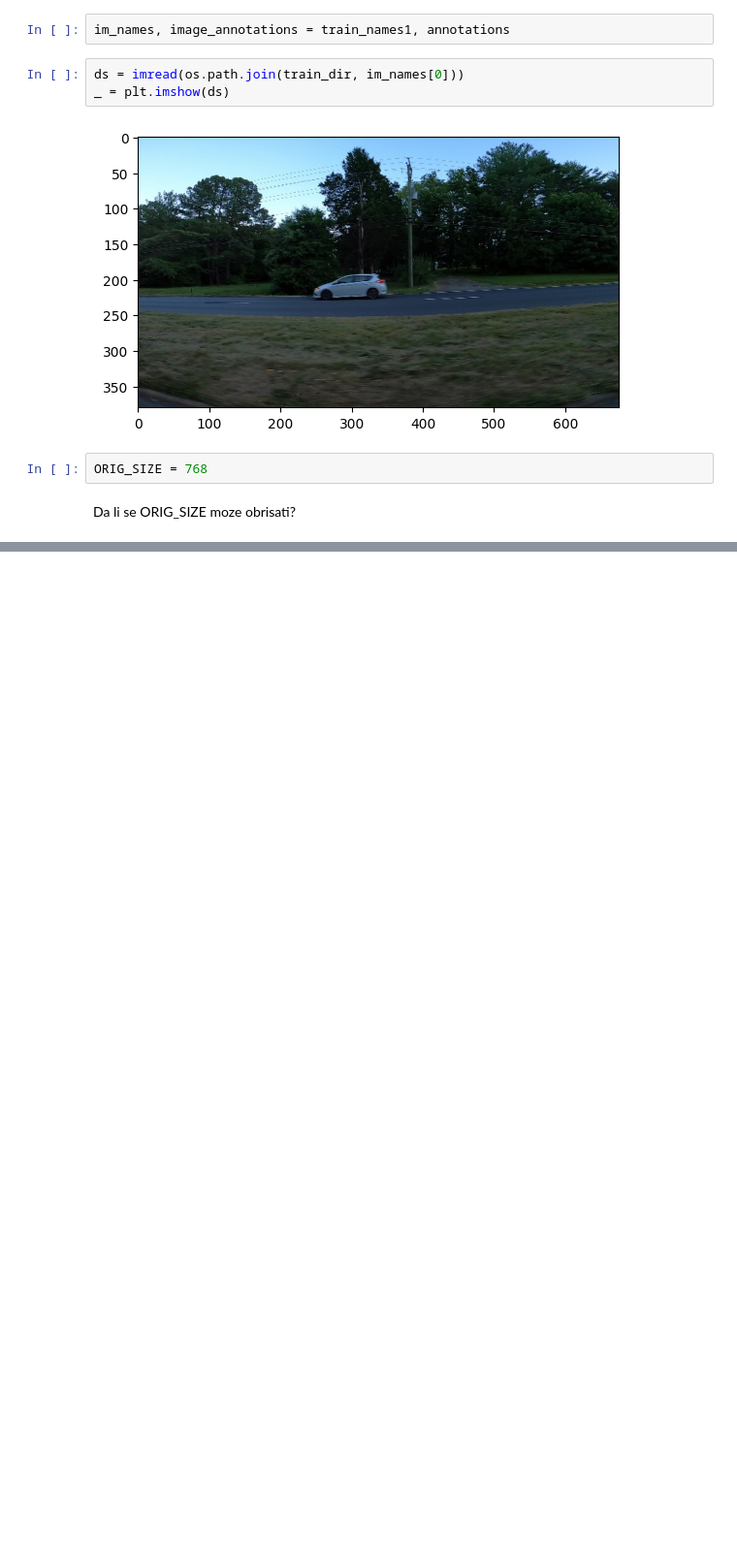
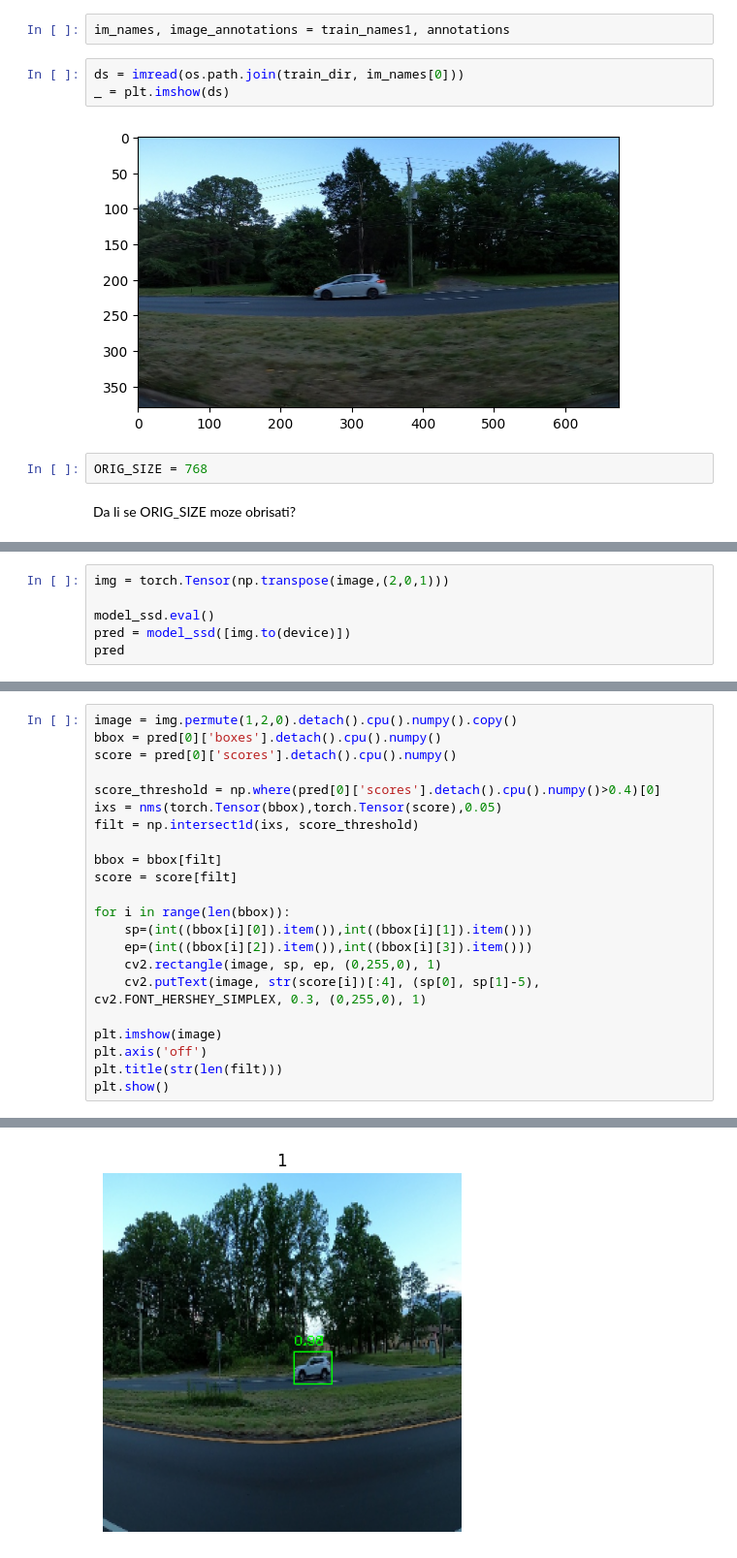
Before and after one commit to NadjaKljestanovic/PPPO, a Jupyter notebook: DetekcijaObjekata.ipynb, the cells around one changed output, grey strips where cells are left out. Shown at 97% size. Saved outputs shown, nothing was run; the diff lists cells and outputs as text; blank space fills up the shorter version.

```diff
--- a/DetekcijaObjekata.ipynb
+++ b/DetekcijaObjekata.ipynb
@@ -372,0 +590,6 @@ WEIGHT_DECAY                   0.0001
+# %%
+img = torch.Tensor(np.transpose(image,(2,0,1)))
+
+model_ssd.eval()
+pred = model_ssd([img.to(device)])
+pred
@@ -372,0 +614,23 @@ WEIGHT_DECAY                   0.0001
+# %%
+image = img.permute(1,2,0).detach().cpu().numpy().copy()
+bbox = pred[0]['boxes'].detach().cpu().numpy()
+score = pred[0]['scores'].detach().cpu().numpy()
+
+score_threshold = np.where(pred[0]['scores'].detach().cpu().numpy()>0.4)[0]
+ixs = nms(torch.Tensor(bbox),torch.Tensor(score),0.05)
+filt = np.intersect1d(ixs, score_threshold)
+
+bbox = bbox[filt]
+score = score[filt]
+
+for i in range(len(bbox)):
+    sp=(int((bbox[i][0]).item()),int((bbox[i][1]).item()))
+    ep=(int((bbox[i][2]).item()),int((bbox[i][3]).item()))
+    cv2.rectangle(image, sp, ep, (0,255,0), 1)
+    cv2.putText(image, str(score[i])[:4], (sp[0], sp[1]-5), cv2.FONT_HERSHEY_SIMPLEX, 0.3, (0,255,0), 1)
+
+plt.imshow(image)
+plt.axis('off')
+plt.title(str(len(filt)))
+plt.show()
+# %% [output]
@@ -372,0 +638 @@ WEIGHT_DECAY                   0.0001
+[figure, added]
```
Also changed, not shown: parts of 16 cells of this notebook.
